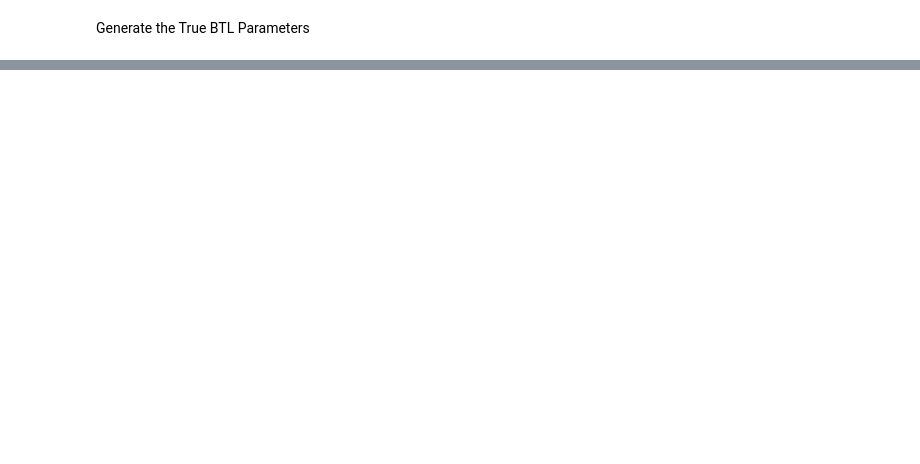
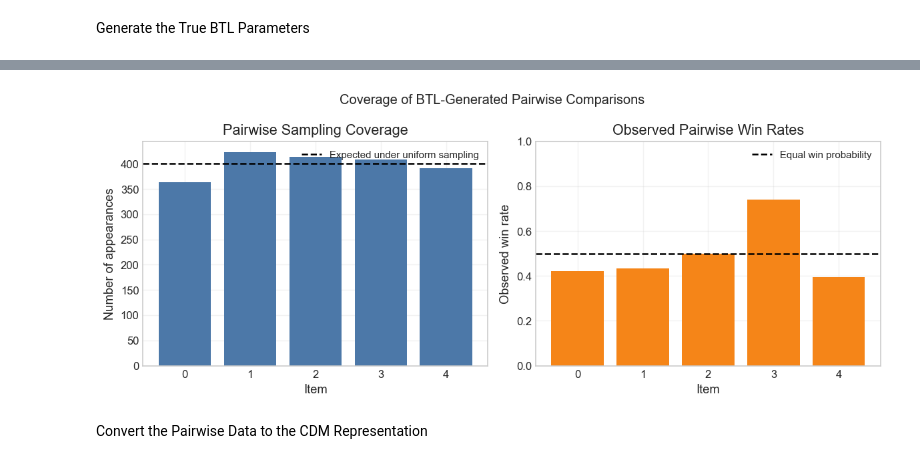
Before and after one commit to rbhdsks/Learning-from-Comparison-Data-Master-Thesis-Project-, a Jupyter notebook: notebooks/experiments/Context_Dependent_Model/03-BTL-CDM.ipynb, the cells around one changed output, grey strips where cells are left out. Drawn from its saved outputs; the diff is of its cells as text; code cells hidden in the pictures; blank space fills up the shorter version.

```diff
--- a/notebooks/experiments/Context_Dependent_Model/03-BTL-CDM.ipynb
+++ b/notebooks/experiments/Context_Dependent_Model/03-BTL-CDM.ipynb
@@ -195,0 +368,78 @@ NameError: name 'random_generator' is not defined
+# %%
+# Plot item appearances and observed win rates in the generated data.
+
+items = np.arange(
+    NUMBER_OF_ITEMS
+)
+
+expected_appearances = (
+    2
+    * NUMBER_OF_COMPARISONS
+    / NUMBER_OF_ITEMS
+)
+
+figure, axes = plt.subplots(
+    1,
+    2,
+    figsize=(10, 4),
+)
+
+axes[0].bar(
+    items,
+    item_appearance_counts,
+    color="#4C78A8",
+)
+
+axes[0].axhline(
+    expected_appearances,
+    color="black",
+    linestyle="--",
+    linewidth=1.5,
+    label="Expected under uniform sampling",
+)
+
+axes[0].set_xlabel("Item")
+axes[0].set_ylabel("Number of appearances")
+axes[0].set_title("Pairwise Sampling Coverage")
+axes[0].set_xticks(items)
+axes[0].legend()
+
+axes[1].bar(
+    items,
+    item_win_rates,
+    color="#F58518",
+)
+
+axes[1].axhline(
+    0.5,
+    color="black",
+    linestyle="--",
+    linewidth=1.5,
+    label="Equal win probability",
+)
+
+axes[1].set_xlabel("Item")
+axes[1].set_ylabel("Observed win rate")
+axes[1].set_title("Observed Pairwise Win Rates")
+axes[1].set_xticks(items)
+axes[1].set_ylim(0.0, 1.0)
+axes[1].legend()
+
+figure.suptitle(
+    "Coverage of BTL-Generated Pairwise Comparisons"
+)
+
+figure.tight_layout()
+
+figure.savefig(
+    BTL_CDM_FIGURE_DIRECTORY
+    / "01_btl_comparison_coverage.pdf",
+    bbox_inches="tight",
+    dpi=300,
+)
+
+plt.show()
+# %% [output]
+[figure, added]
+# %% [markdown]
+Convert the Pairwise Data to the CDM Representation
```
Also changed, not shown: parts of 14 cells of this notebook.
